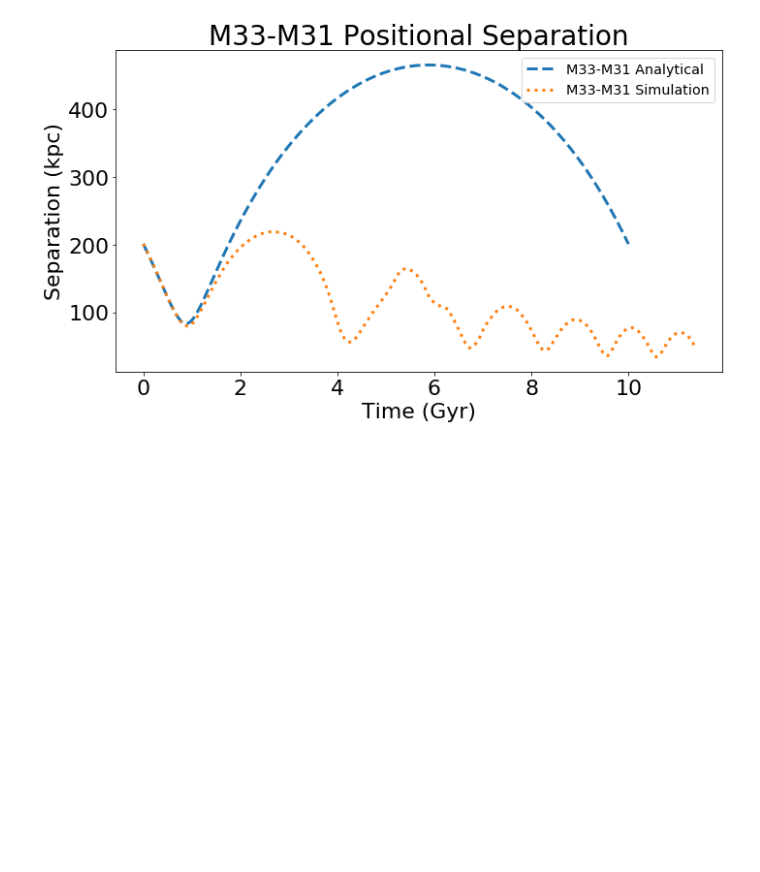
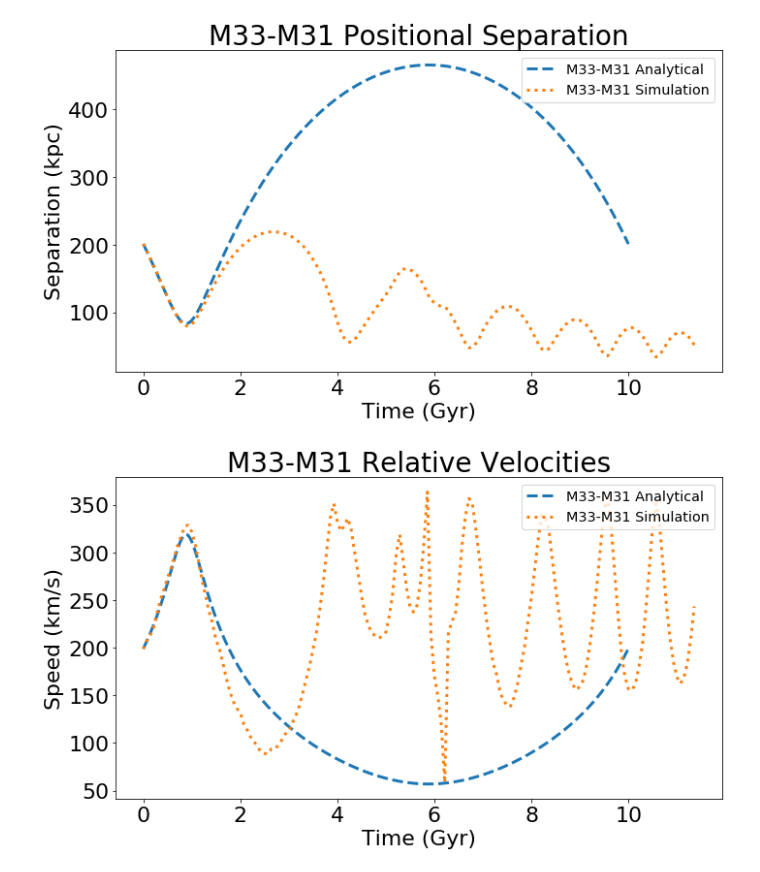
Before and after one commit to AstroJosePC/400B_PerezChavez, a Jupyter notebook: Homeworks/Homework7/Homework7.ipynb, the cells around one changed output. Saved outputs shown, nothing was run; the diff lists cells and outputs as text; code cells hidden in the pictures; blank space fills up the shorter version.

Commit message:
:construction: last plot added

```diff
--- a/Homeworks/Homework7/Homework7.ipynb
+++ b/Homeworks/Homework7/Homework7.ipynb
@@ -297,3 +297,29 @@ ax.set_title('M33-M31 Positional Separation', fontsize=28)
 plt.tight_layout()
 # %% [output]
 [figure]
+# %%
+# Plot the orbital velocities of the galaxies
+#################################
+
+# Setup canvas
+fig, ax = plt.subplots(figsize=(10, 6))
+
+### MW - M31 Velocity Sep
+ax.plot(time_an, VM33M31_an, linewidth=3, ls='--', label='M33-M31 Analytical')
+
+## M33-M31 Velocity Sep
+ax.plot(time_sim, VM33M31_sim, linewidth=3, ls=':', label='M33-M31 Simulation')
+
+# Add axis labels
+ax.set_xlabel('Time (Gyr)', fontsize=22)
+ax.set_ylabel('Speed (km/s)', fontsize=22)
+
+# add a legend
+ax.legend(loc='upper right',fontsize='x-large')
+
+# add a title
+ax.set_title('M33-M31 Relative Velocities', fontsize=28)
+
+plt.tight_layout()
+# %% [output]
+[figure, added]
```
